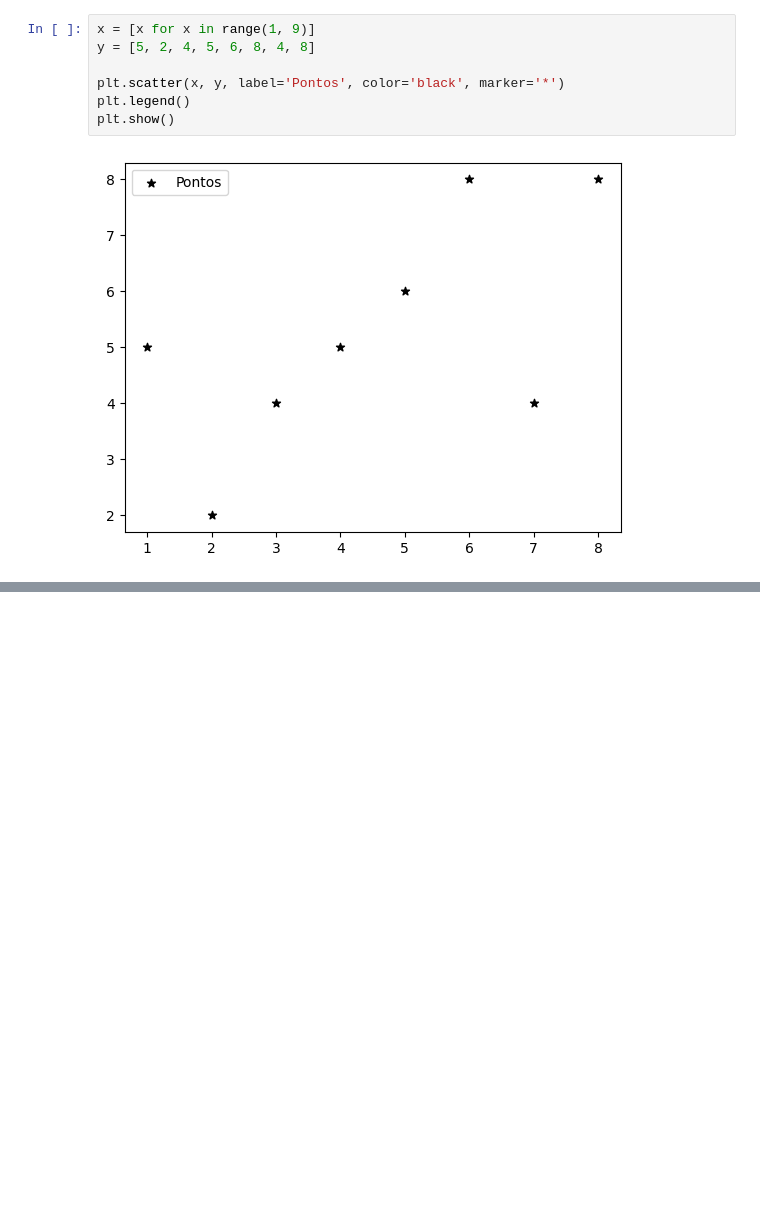
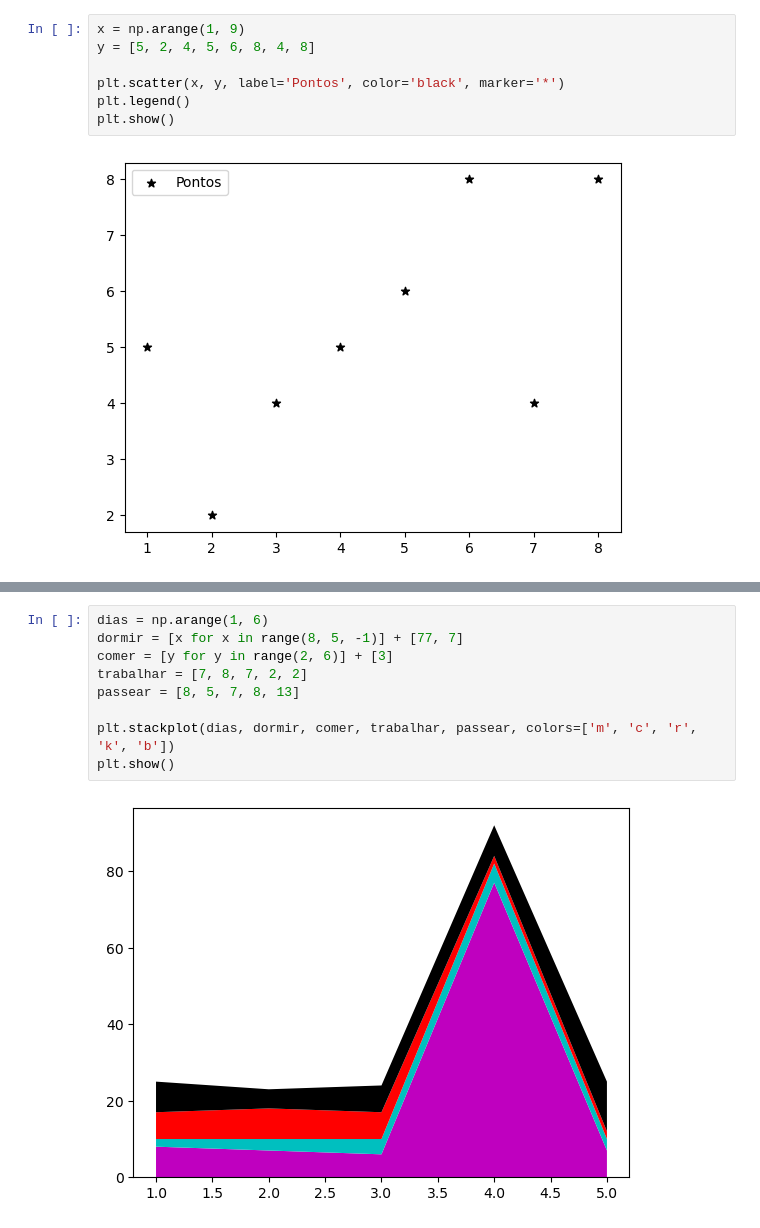
Before and after one commit to DeyvedAntonio/estudos_Analista, a Jupyter notebook: python/curso_dsa/Cap11/pratica_visualizacao.ipynb, the cells around one changed output, grey strips where cells are left out. Saved outputs shown, nothing was run; the diff lists cells and outputs as text; blank space fills up the shorter version.

```diff
--- a/python/curso_dsa/Cap11/pratica_visualizacao.ipynb
+++ b/python/curso_dsa/Cap11/pratica_visualizacao.ipynb
@@ -36,7 +36,7 @@ plt.show()
 ## Gráfico de Dispersão
 Relação entre duas variáveis contínuas. Cada ponto representa um par de valores das duas variáveis.
 # %%
-x = [x for x in range(1, 9)]
+x = np.arange(1, 9)
 y = [5, 2, 4, 5, 6, 8, 4, 8]
 
 plt.scatter(x, y, label='Pontos', color='black', marker='*')
@@ -46,0 +50,11 @@ plt.show()
+# %%
+dias = np.arange(1, 6)
+dormir = [x for x in range(8, 5, -1)] + [77, 7]
+comer = [y for y in range(2, 6)] + [3]
+trabalhar = [7, 8, 7, 2, 2]
+passear = [8, 5, 7, 8, 13]
+
+plt.stackplot(dias, dormir, comer, trabalhar, passear, colors=['m', 'c', 'r', 'k', 'b'])
+plt.show()
+# %% [output]
+[figure, added]
```
Also changed, not shown: parts of 3 cells of this notebook.
